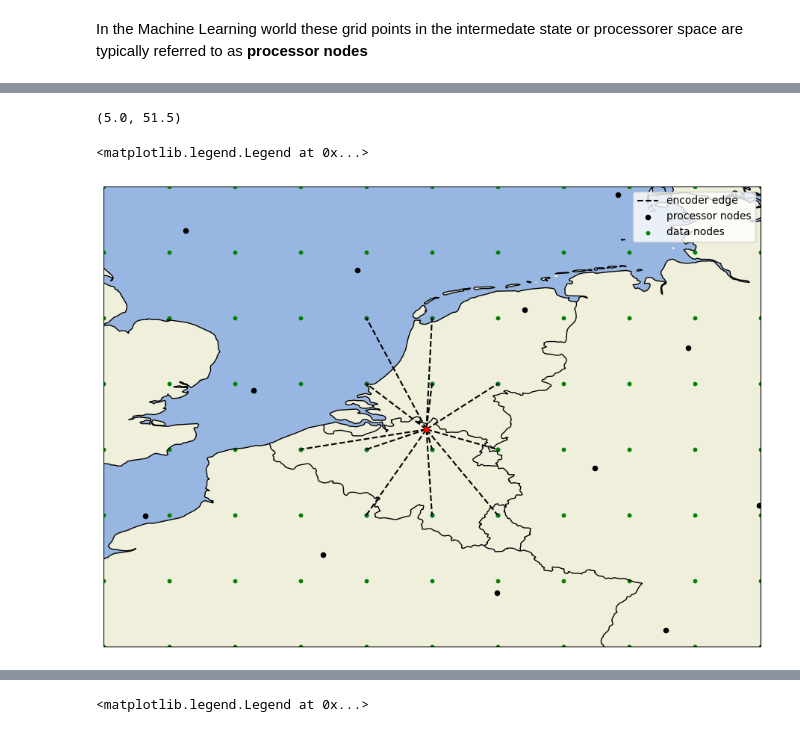
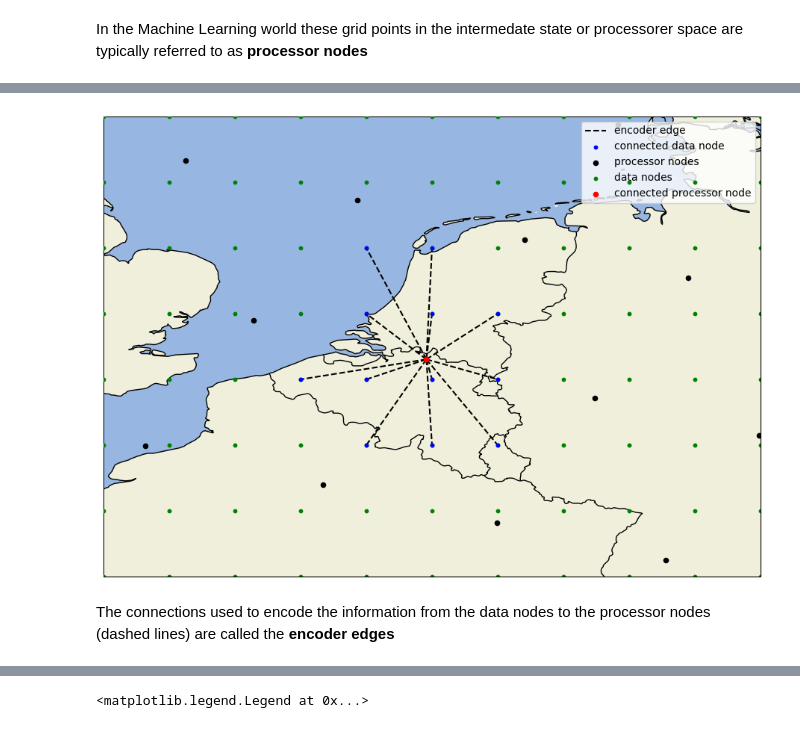
Before and after one commit to mpvginde/anemoi-demo-keisler2022, a Jupyter notebook: 2_create_graph.ipynb, the cells around one changed output, grey strips where cells are left out. Cells and saved outputs as stored; diff of their text form; code cells hidden in the pictures.

Commit message:
update up to edges

```diff
--- a/2_create_graph.ipynb
+++ b/2_create_graph.ipynb
@@ -79,28 +91,43 @@ In the Machine Learning world these grid points in the intermedate state or proc
 # %%
+# Set the plotting extent
 extent = [0,10,48,55]
+# Define the processor grid point in the centre
 lon_mid = np.mean(extent[:2])
 lat_mid = np.mean(extent[2:4])
-i = np.argmin(np.sqrt((coords[:,0]-lon_mid)**2+(coords[:,1]-lat_mid)**2))
-knn = np.argsort(np.sqrt((ds.longitudes-coords[i,0])**2+(ds.latitudes-coords[i,1])**2))[:12]
+i_centre = np.argmin(np.sqrt((coords[:,0]-lon_mid)**2+(coords[:,1]-lat_mid)**2))
+
+# Find its 12 nearest neighbours.
+# NOTE: Here the nearest neighbours are determined based on the coordinates,
+#       Ideally one should use the Haverside distance to correctly represent the distances on the globe.
+knn = np.argsort(np.sqrt((ds.longitudes-coords[i_centre,0])**2+(ds.latitudes-coords[i_centre,1])**2))[:12]
 
 fig, ax = plt.subplots(1, 1, subplot_kw={"projection":ccrs.PlateCarree()}, figsize=(12,8))
+# For each data nearest neighbour of the central processor node
+for j in knn:
+    # Plot the connection (edge) with label for the first one
+    if j == knn[0]:
+        ax.plot([coords[i_centre,0],ds.longitudes[j]], [coords[i_centre,1], ds.latitudes[j]], c="black",ls="--",zorder=15,label="encoder edge")
+        ax.scatter(ds.longitudes[j], ds.latitudes[j], s=10, c="blue", zorder=20, label="connected data node")
+    else:
+        ax.plot([coords[i_centre,0],ds.longitudes[j]], [coords[i_centre,1], ds.latitudes[j]], c="black",ls="--",zorder=15)
+        ax.scatter(ds.longitudes[j], ds.latitudes[j], s=10, c="blue", zorder=20)
 
-for j in knn:
-    if j == knn[0]:
-        ax.plot([coords[i,0],ds.longitudes[j]], [coords[i,1], ds.latitudes[j]], c="black",ls="--",zorder=15,label="encoder edge")
-    else:
-        ax.plot([coords[i,0],ds.longitudes[j]], [coords[i,1], ds.latitudes[j]], c="black",ls="--",zorder=15)
-    ax.scatter(ds.longitudes[j], ds.latitudes[j], s=10, c="blue")
+
+# Plot all processor nodes
 ax.scatter(coords[:,0], coords[:,1], s=20, c="black",label="processor nodes")
-ax.scatter(ds.longitudes, ds.latitudes, s=10, c="green", label="data nodes")
-ax.scatter(coords[i,0],coords[i,1],s=20,c="red",zorder=20)
+# Plot all data nodes
+ax.scatter(ds.longitudes, ds.latitudes, s=10, c="green", label="data nodes", zorder=15)
+# Highlight the centre data node in red
+ax.scatter(coords[i_centre,0],coords[i_centre,1],s=20,c="red",label="connected processor node", zorder=20)
+# Add map features
 ax.add_feature(cf.OCEAN)
 ax.add_feature(cf.LAND)
 ax.add_feature(cf.BORDERS)
 ax.coastlines()
-ax.set_extent([0,10,48,55])
-ax.legend()
+# set the extent
+ax.set_extent(extent)
+_ = ax.legend(loc="upper right")
 # %% [output]
-(5.0, 51.5)
-<matplotlib.legend.Legend at 0x...>
-[figure, old version]
+[figure, new version]
+# %% [markdown]
+The connections used to encode the information from the data nodes to the processor nodes (dashed lines) are called the **encoder edges**
```
Also changed, not shown: parts of 30 cells of this notebook.
